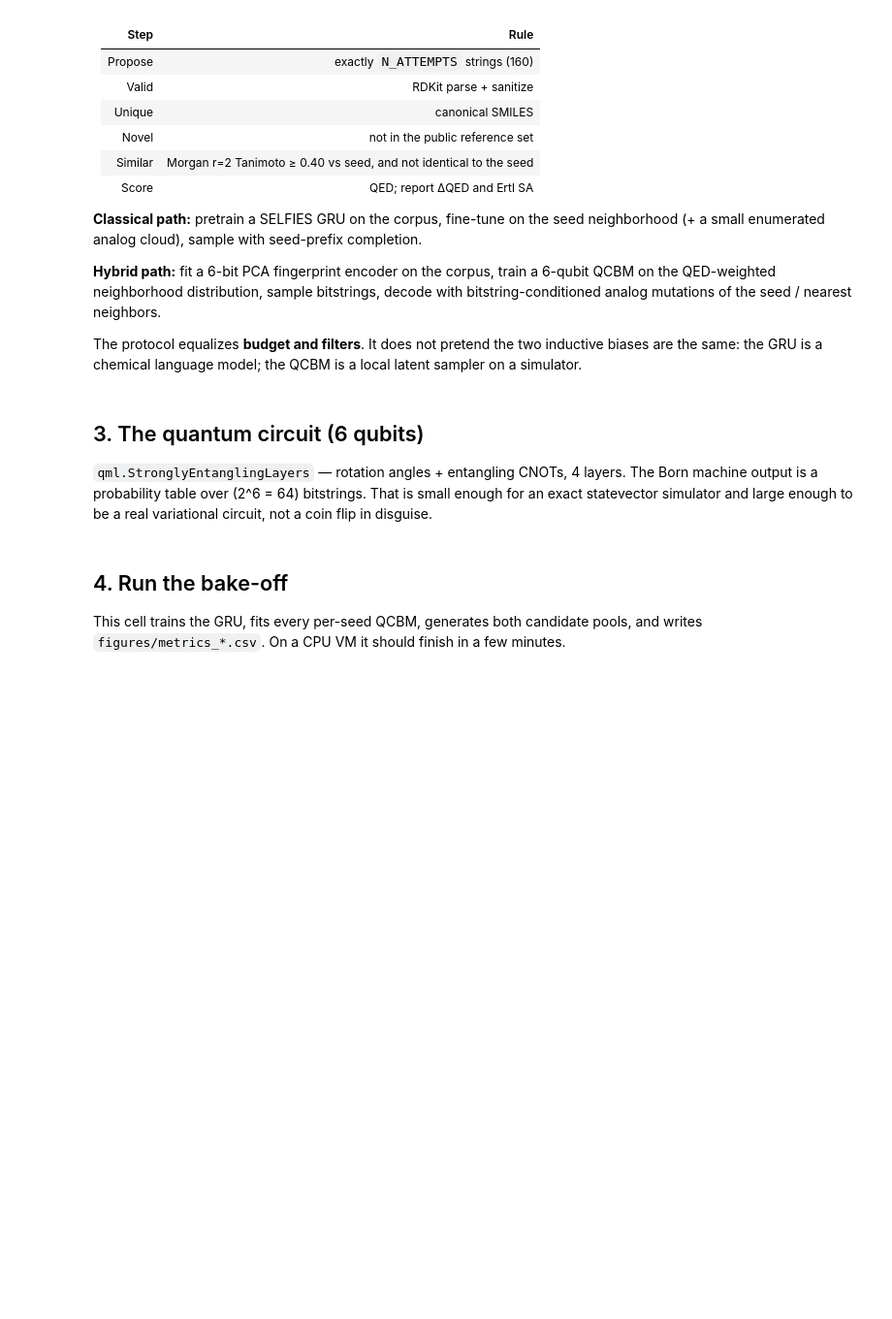
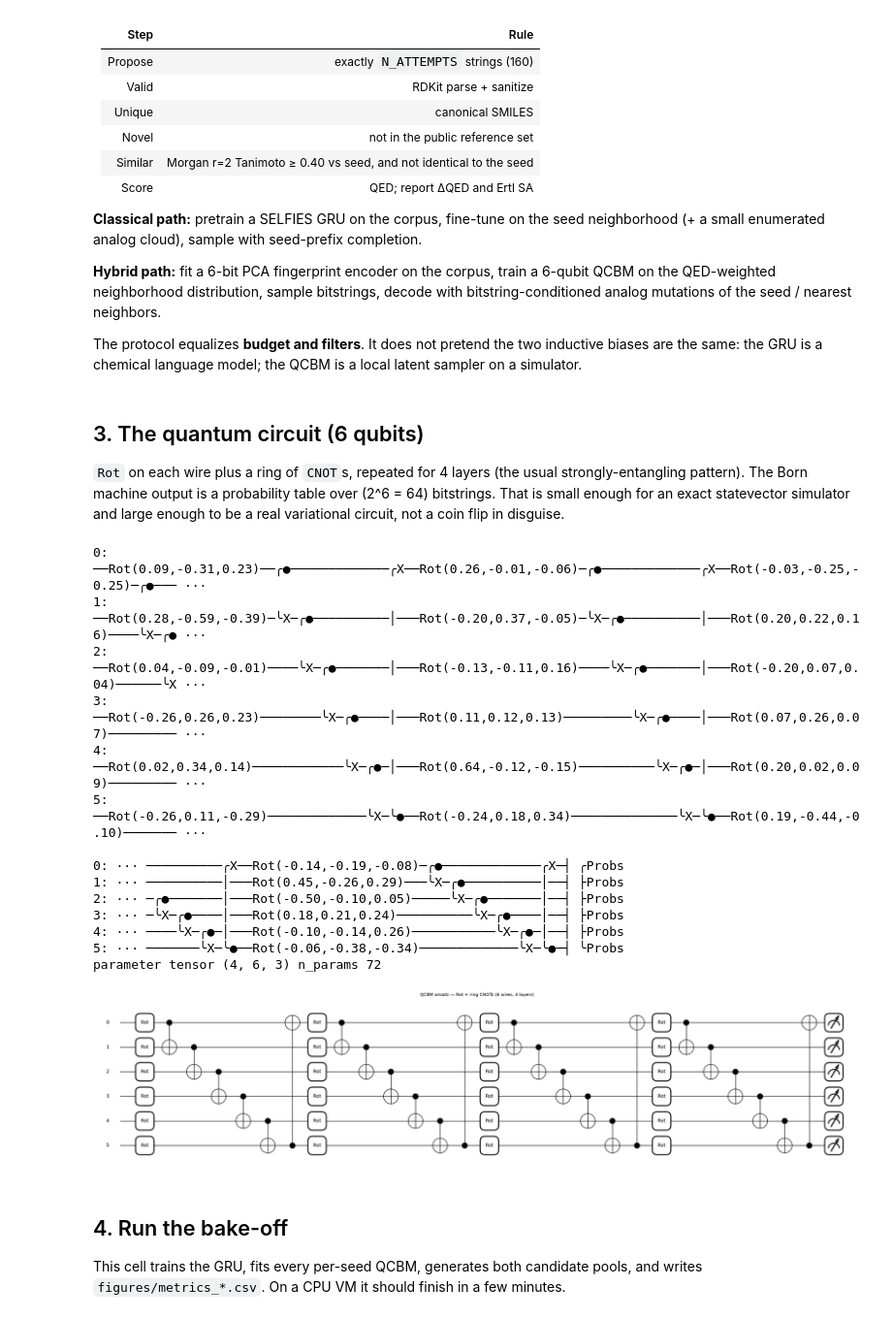
Before and after one commit to raptortreats/quantum-vs-classical-drug-generation, a Jupyter notebook: notebooks/goal_directed_mol_gen_bakeoff.ipynb, the cells around one changed output. Shown at 97% size. Drawn from its saved outputs; the diff is of its cells as text; code cells hidden in the pictures; blank space fills up the shorter version.

```diff
--- a/notebooks/goal_directed_mol_gen_bakeoff.ipynb
+++ b/notebooks/goal_directed_mol_gen_bakeoff.ipynb
@@ -100,18 +123,34 @@ The protocol equalizes **budget and filters**. It does not pretend the two induc
 # %% [markdown]
 ## 3. The quantum circuit (6 qubits)
 
-`qml.StronglyEntanglingLayers` — rotation angles + entangling CNOTs, 4 layers. The Born machine output is a probability table over \(2^6 = 64\) bitstrings. That is small enough for an exact statevector simulator and large enough to be a real variational circuit, not a coin flip in disguise.
+`Rot` on each wire plus a ring of `CNOT`s, repeated for 4 layers (the usual strongly-entangling pattern). The Born machine output is a probability table over \(2^6 = 64\) bitstrings. That is small enough for an exact statevector simulator and large enough to be a real variational circuit, not a coin flip in disguise.
 # %%
 circuit = make_qcbm(n_qubits=N_QUBITS, n_layers=QCBM_LAYERS)
 params = random_params(n_qubits=N_QUBITS, n_layers=QCBM_LAYERS, seed=RANDOM_SEED)
 print(qml.draw(circuit, max_length=120)(params)[:1800])
 print("parameter tensor", np.shape(params), "n_params", int(np.size(params)))
 
 fig, ax = qml.draw_mpl(circuit, decimals=None)(params)
-ax.set_title("QCBM ansatz — StronglyEntanglingLayers (6 wires, 4 layers)")
+ax.set_title("QCBM ansatz — Rot + ring CNOTs (6 wires, 4 layers)")
 viz.savefig(fig, "qcbm_circuit.png")
 display(fig)
 plt.close(fig)
+# %% [output]
+0: ──Rot(0.09,-0.31,0.23)──╭●─────────────╭X──Rot(0.26,-0.01,-0.06)─╭●─────────────╭X──Rot(-0.03,-0.25,-0.25)─╭●─── ···
+1: ──Rot(0.28,-0.59,-0.39)─╰X─╭●──────────│───Rot(-0.20,0.37,-0.05)─╰X─╭●──────────│───Rot(0.20,0.22,0.16)────╰X─╭● ···
+2: ──Rot(0.04,-0.09,-0.01)────╰X─╭●───────│───Rot(-0.13,-0.11,0.16)────╰X─╭●───────│───Rot(-0.20,0.07,0.04)──────╰X ···
+3: ──Rot(-0.26,0.26,0.23)────────╰X─╭●────│───Rot(0.11,0.12,0.13)─────────╰X─╭●────│───Rot(0.07,0.26,0.07)───────── ···
+4: ──Rot(0.02,0.34,0.14)────────────╰X─╭●─│───Rot(0.64,-0.12,-0.15)──────────╰X─╭●─│───Rot(0.20,0.02,0.09)───────── ···
+5: ──Rot(-0.26,0.11,-0.29)─────────────╰X─╰●──Rot(-0.24,0.18,0.34)──────────────╰X─╰●──Rot(0.19,-0.44,-0.10)─────── ···
+
+0: ··· ──────────╭X──Rot(-0.14,-0.19,-0.08)─╭●─────────────╭X─┤ ╭Probs
+1: ··· ──────────│───Rot(0.45,-0.26,0.29)───╰X─╭●──────────│──┤ ├Probs
+2: ··· ─╭●───────│───Rot(-0.50,-0.10,0.05)─────╰X─╭●───────│──┤ ├Probs
+3: ··· ─╰X─╭●────│───Rot(0.18,0.21,0.24)──────────╰X─╭●────│──┤ ├Probs
+4: ··· ────╰X─╭●─│───Rot(-0.10,-0.14,0.26)───────────╰X─╭●─│──┤ ├Probs
+5: ··· ───────╰X─╰●──Rot(-0.06,-0.38,-0.34)─────────────╰X─╰●─┤ ╰Probs
+parameter tensor (4, 6, 3) n_params 72
+[figure, added]
 # %% [markdown]
 ## 4. Run the bake-off
 
```
Also changed, not shown: parts of 9 cells of this notebook, 22 other files.
